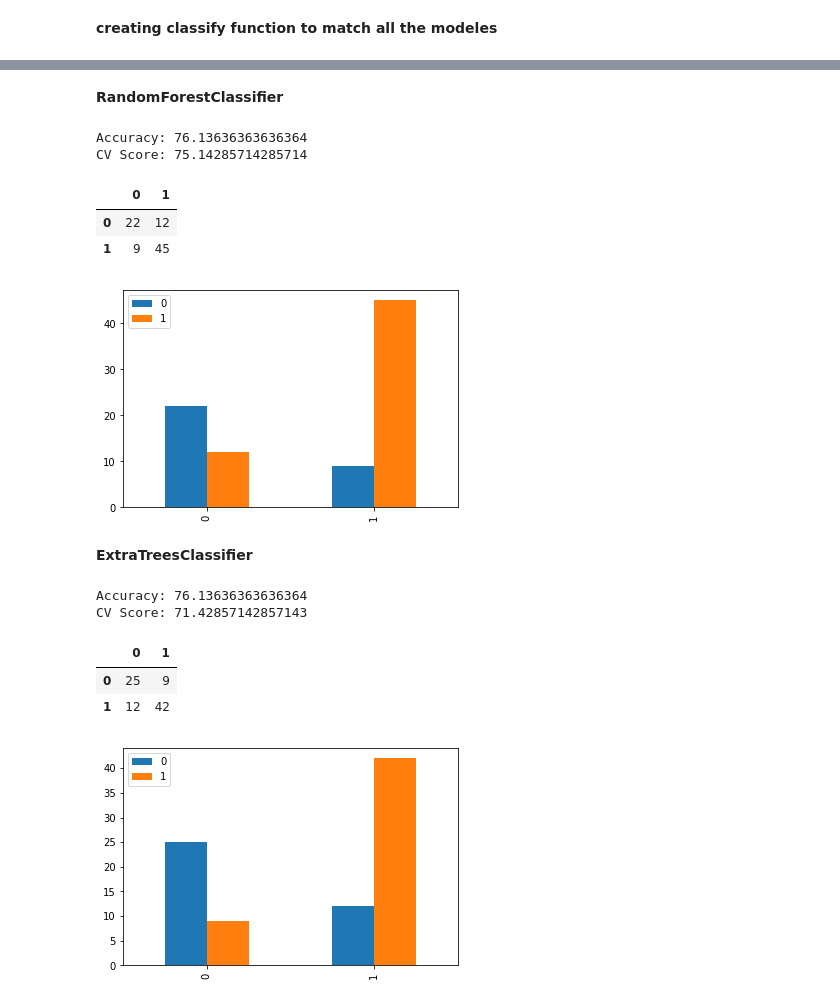
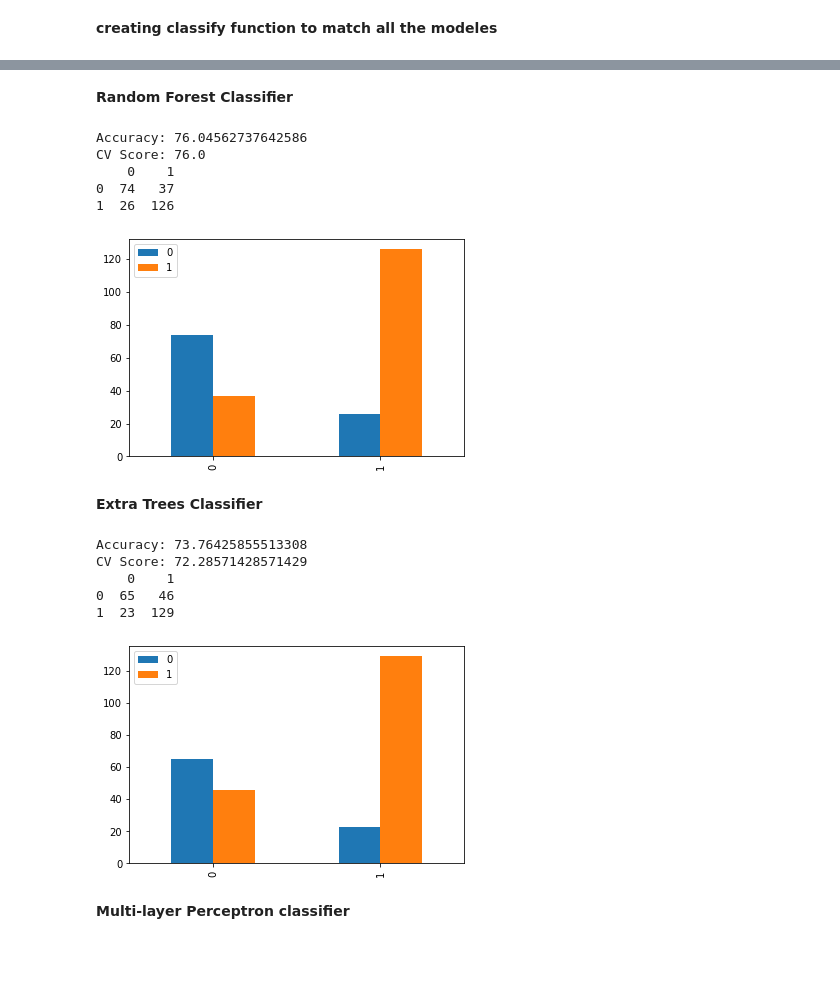
Before and after one commit to arielya10/Wine-Ranking-Prediction, a Jupyter notebook: Wine Ranking Prediction.ipynb, the cells around one changed output, grey strips where cells are left out. Cells and saved outputs as stored; diff of their text form; code cells hidden in the pictures; blank space fills up the shorter version.

Commit message:
added models

```diff
--- a/Wine Ranking Prediction.ipynb
+++ b/Wine Ranking Prediction.ipynb
@@ -240 +321,4 @@ def classify(model, X, y):
+# %%
+models = []
+models_accuracies = []
 # %% [markdown]
@@ -242,5 +326,7 @@ def classify(model, X, y):
 # %%
 from sklearn.linear_model import LogisticRegression
-model = LogisticRegression()
-classify(model, X, y)
+logistic_regression = LogisticRegression()
+trained_model, y_pred_lr , accuracy_lr = classify(logistic_regression, X, y)
+models.append(trained_model)
+models_accuracies.append(accuracy_lr)
 # %% [output]
@@ -255,5 +341,7 @@ CV Score: 76.85714285714286
 # %%
 from sklearn.tree import DecisionTreeClassifier
-model = DecisionTreeClassifier()
-classify(model, X, y)
+decision_tree = DecisionTreeClassifier()
+trained_model, y_pred_dt , accuracy_dt = classify(decision_tree, X, y)
+models.append(trained_model)
+models_accuracies.append(accuracy_dt)
 # %% [output]
@@ -266,26 +354,32 @@ CV Score: 67.42857142857142
 # %% [markdown]
-**RandomForestClassifier**
+**Random Forest Classifier**
 # %%
 from sklearn.ensemble import RandomForestClassifier
-model = RandomForestClassifier()
-classify(model, X, y)
+random_forest = RandomForestClassifier()
+trained_model, y_pred_rf , accuracy_rf = classify(random_forest, X, y)
+models.append(trained_model)
+models_accuracies.append(accuracy_rf)
 # %% [output]
-Accuracy: 76.13636363636364
-CV Score: 75.14285714285714
+Accuracy: 76.04562737642586
+CV Score: 76.0
+    0    1
+0  74   37
+1  26  126
-|  | 0 | 1 |
-| 0 | 22 | 12 |
-| 1 | 9 | 45 |
-[figure, old version]
+[figure, new version]
 # %% [markdown]
-**ExtraTreesClassifier**
+**Extra Trees Classifier**
 # %%
 from sklearn.ensemble import ExtraTreesClassifier
-model = ExtraTreesClassifier()
-classify(model, X, y)
+extra_trees_model = ExtraTreesClassifier()
+trained_model, y_pred_et , accuracy_et = classify(extra_trees_model, X, y)
+models.append(trained_model)
+models_accuracies.append(accuracy_et)
 # %% [output]
-Accuracy: 76.13636363636364
-CV Score: 71.42857142857143
+Accuracy: 73.76425855513308
+CV Score: 72.28571428571429
+    0    1
+0  65   46
+1  23  129
-|  | 0 | 1 |
-| 0 | 25 | 9 |
-| 1 | 12 | 42 |
-[figure, old version]
+[figure, new version]
+# %% [markdown]
+**Multi-layer Perceptron classifier**
```
Also changed, not shown: parts of 26 cells of this notebook.
